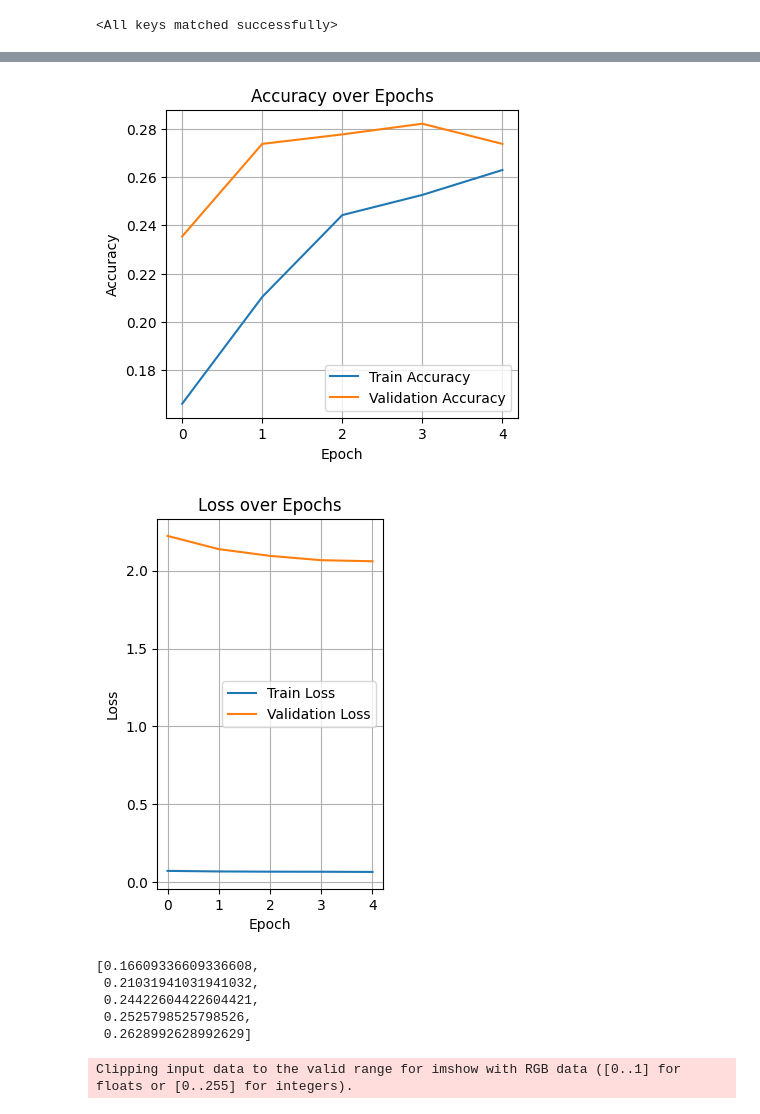
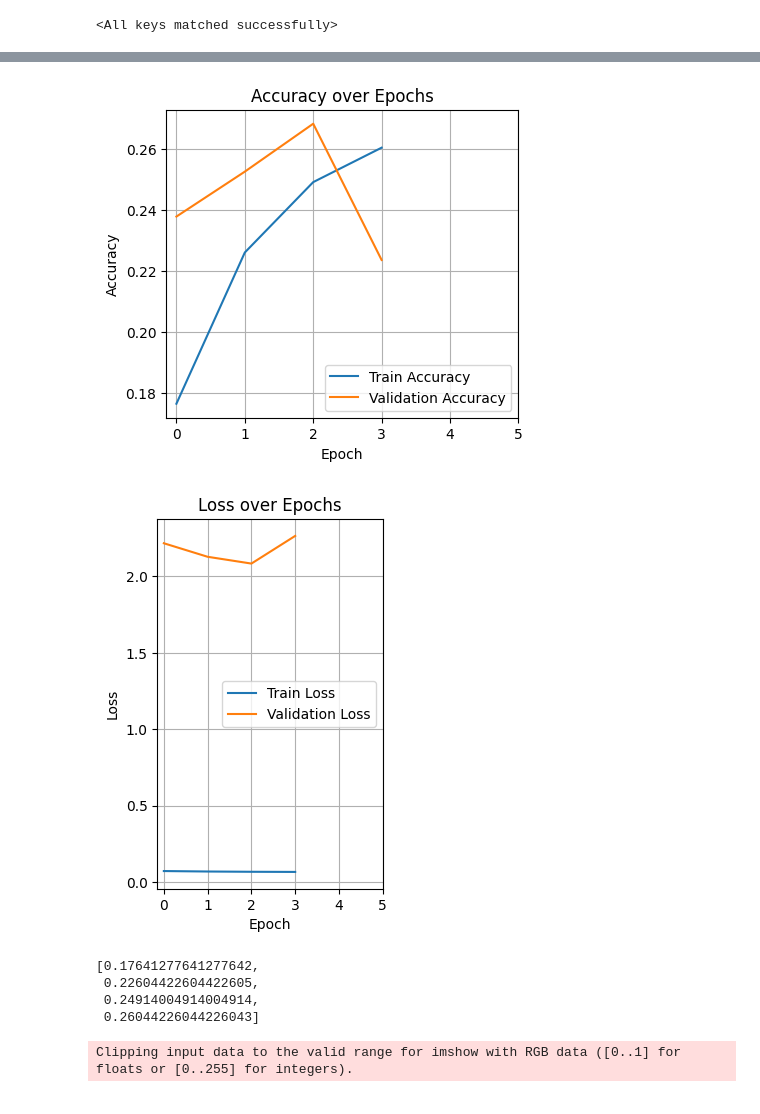
Before and after one commit to ThomasM31/KulingNet, a Jupyter notebook: KulingNet2.0.ipynb, the cells around one changed output, grey strips where cells are left out. Drawn from its saved outputs; the diff is of its cells as text; code cells hidden in the pictures.

```diff
--- a/KulingNet2.0.ipynb
+++ b/KulingNet2.0.ipynb
@@ -250,12 +250,6 @@ class KulingNet(nn.Module):
             # fc2
             nn.Linear(128, num_classes)
         )
-        """
-        # OLD fc2
-        nn.Linear(128, 84),
-        nn.ReLU(),
-        nn.Dropout(0.4),
-        """
 
     def forward(self, x):
         x = self.features(x)
@@ -290,8 +284,8 @@ def train_one_epoch(net, dataloader, loss_function, optimizer):
         running_loss += loss.item()
 
         # Accuracy
-        _ , predicted = torch.max(outputs, 1)
-        correct += (predicted==labels).sum().item()
+        _ , preds = torch.max(outputs, 1)
+        correct += (preds==labels).sum().item()
         total += labels.size(0)
 
     epoch_loss = running_loss / total
@@ -332,10 +346,4 @@ def validate_one_epoch(net, dataloader, loss_function):
 # %%
-# Training on CCSN
-EPOCHS = 5
-
-precision = Precision(task="multiclass", num_classes=11, average="weighted")
-recall = Recall(task="multiclass", num_classes=11, average="weighted")
-
 net = KulingNet()
 loss_function = nn.CrossEntropyLoss()
 # lr: step size during gradient descent
@@ -344,23 +352,34 @@ optimizer = optim.SGD(net.parameters(), lr = 0.001, momentum=0.9)
 
 train_losses, val_losses = [], []
 train_accuracies, val_accuracies = [], []
-y_true, y_pred = [], []
 
+# Training loop
+EPOCHS = 4
 for epoch in range(EPOCHS):
     print("Epoch:", epoch+1, "...")
 
     train_loss, train_acc = train_one_epoch(net, train_loader, loss_function, optimizer)
-    val_loss, val_acc = validate_one_epoch(net, test_loader, loss_function)
+    val_loss, val_acc, y_true, y_pred, val_correct, val_total, precision, recall = validate_one_epoch(net, test_loader, loss_function)
 
     # Add Loss & Validation for each epoch to total
+    train_accuracies.append(train_acc)
     train_losses.append(train_loss)
+    val_accuracies.append(val_acc)
     val_losses.append(val_loss)
-    train_accuracies.append(train_acc)
-    val_accuracies.append(val_acc)
 
-    # Compute metrics
-    #precision(predicted,labels)
-    #recall(predicted,labels)
-    #val_correct += (predicted == labels).sum().item()
+# For confusion matrix
+y_true = np.array(y_true)
+y_pred = np.array(y_pred)
+
+# Compute total Precision, Recall & Accuracy metrics
+prec_score = precision.compute()
+rec_score = recall.compute()
+accuracy = 100 * val_correct / val_total
+
+print(f"Accuracy: {accuracy:.3f} %",
+    f"Precision Score: {prec_score:.3f}",
+    f"Recall Score: {rec_score:.3f}",
+    sep="\n"
+)
 # %% [output]
 Epoch: 1 ...
@@ -504,36 +452,37 @@ stratocumulus       0.41      0.74      0.52       264
 # %%
 # Plot Accuracy
 plt.figure(figsize=(10,4))
 plt.subplot(1,2,1)
 plt.plot(train_accuracies, label="Train Accuracy")
 plt.plot(val_accuracies, label="Validation Accuracy")
+plt.xticks(range(6))
 plt.title('Accuracy over Epochs')
 plt.xlabel('Epoch')
 plt.ylabel('Accuracy')
 plt.legend()
 plt.grid(True)
 plt.show()
 
 # Plot Loss
 plt.subplot(1,2,1)
 plt.plot(train_losses, label="Train Loss")
 plt.plot(val_losses, label="Validation Loss")
+plt.xticks(range(6))
 plt.title('Loss over Epochs')
 plt.xlabel('Epoch')
 plt.ylabel('Loss')
 plt.legend()
 plt.grid(True)
 plt.show()
 
 train_accuracies
 # %% [output]
-[figure, old version]
+[figure, new version]
-[figure, old version]
+[figure, new version]
-[0.16609336609336608,
- 0.21031941031941032,
- 0.24422604422604421,
- 0.2525798525798526,
- 0.2628992628992629]
+[0.17641277641277642,
+ 0.22604422604422605,
+ 0.24914004914004914,
+ 0.26044226044226043]
 # %%
 # Transform test images with different format
 new_transform = transforms.Compose([
```
Also changed, not shown: parts of 8 cells of this notebook.
